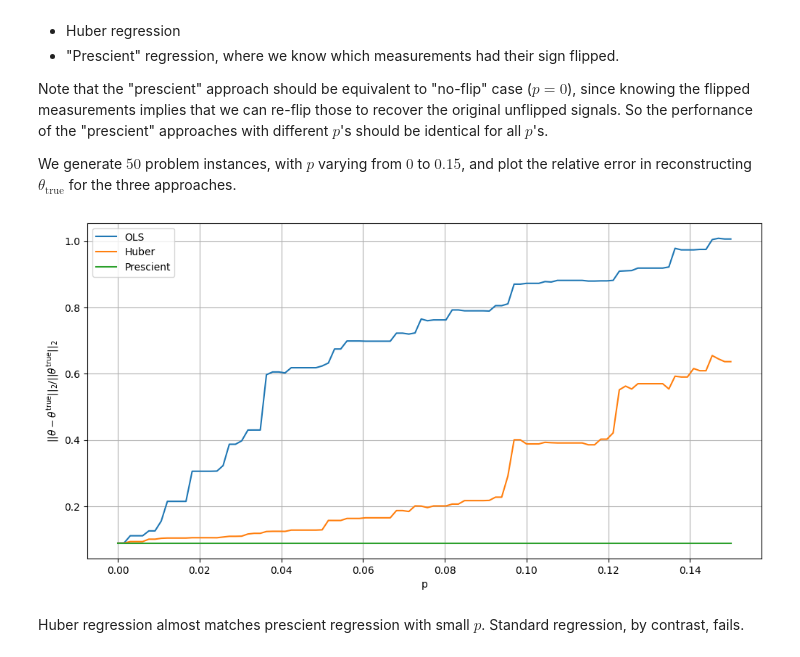
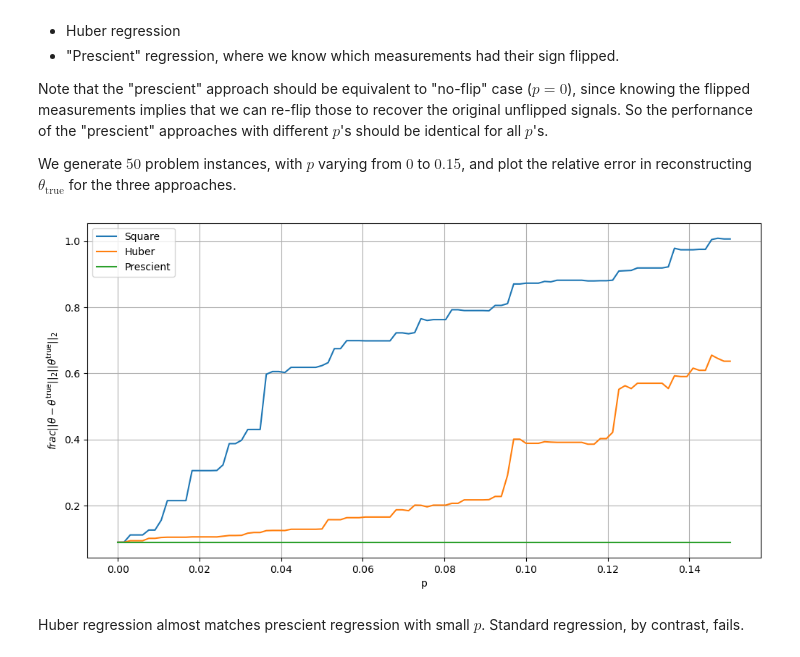
Before and after one commit to MIE424-2023/lab6-cvxpy, a Jupyter notebook: Lab 6.ipynb, the cells around one changed output. Drawn from its saved outputs; the diff is of its cells as text; code cells hidden in the pictures.

```diff
--- a/Lab 6.ipynb
+++ b/Lab 6.ipynb
@@ -497,15 +497,15 @@ for i, p in tqdm(enumerate(p_vals)):
     prescient_data[i] = fit.value
 # %%
 plt.figure(figsize=(12,6))
-plt.plot(p_vals, lsq_data, label="OLS")
+plt.plot(p_vals, lsq_data, label="Square")
 plt.plot(p_vals, huber_data, label="Huber")
 plt.plot(p_vals, prescient_data, label="Prescient")
-plt.ylabel(r"$||\theta - \theta^\mathrm{true} ||_2/ ||\theta^\mathrm{true} ||_2$")
+plt.ylabel(r"$frac||{\theta - \theta^\mathrm{true} ||_2}{||\theta^\mathrm{true} ||_2}$")
 plt.xlabel("p")
 plt.grid()
 plt.legend()
 plt.show()
 # %% [output]
-[figure, old version]
+[figure, new version]
 # %% [markdown]
 Huber regression almost matches prescient regression with small $p$. Standard regression, by contrast, fails.
```
Also changed, not shown: parts of 1 cell of this notebook.
